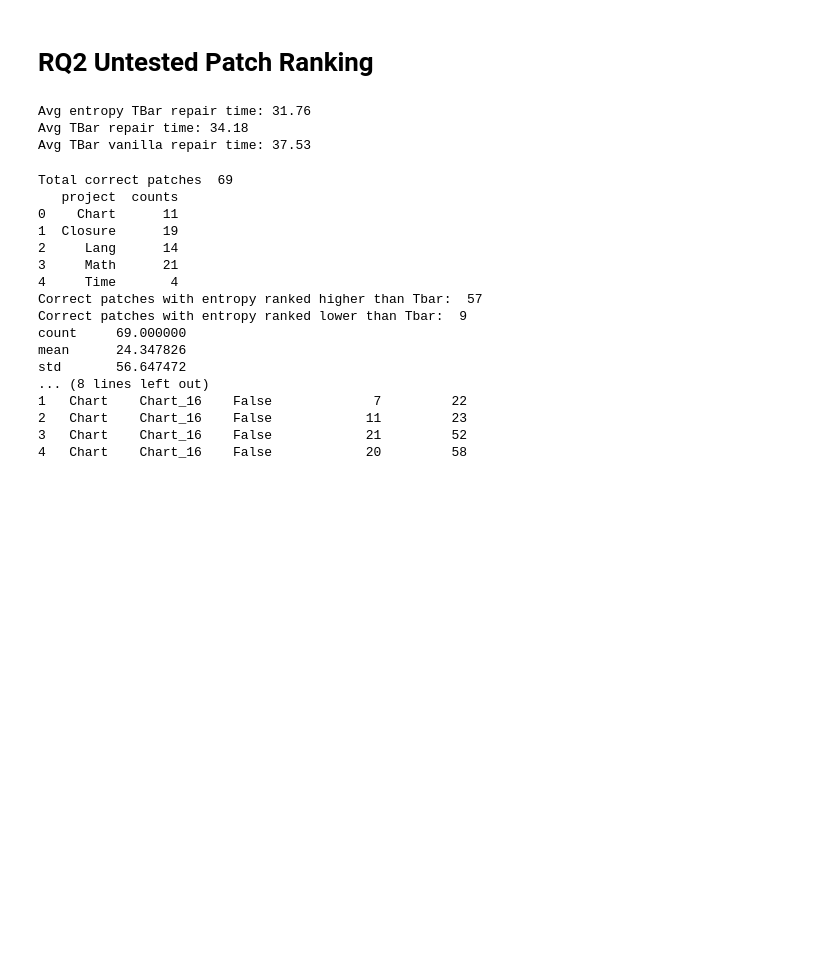
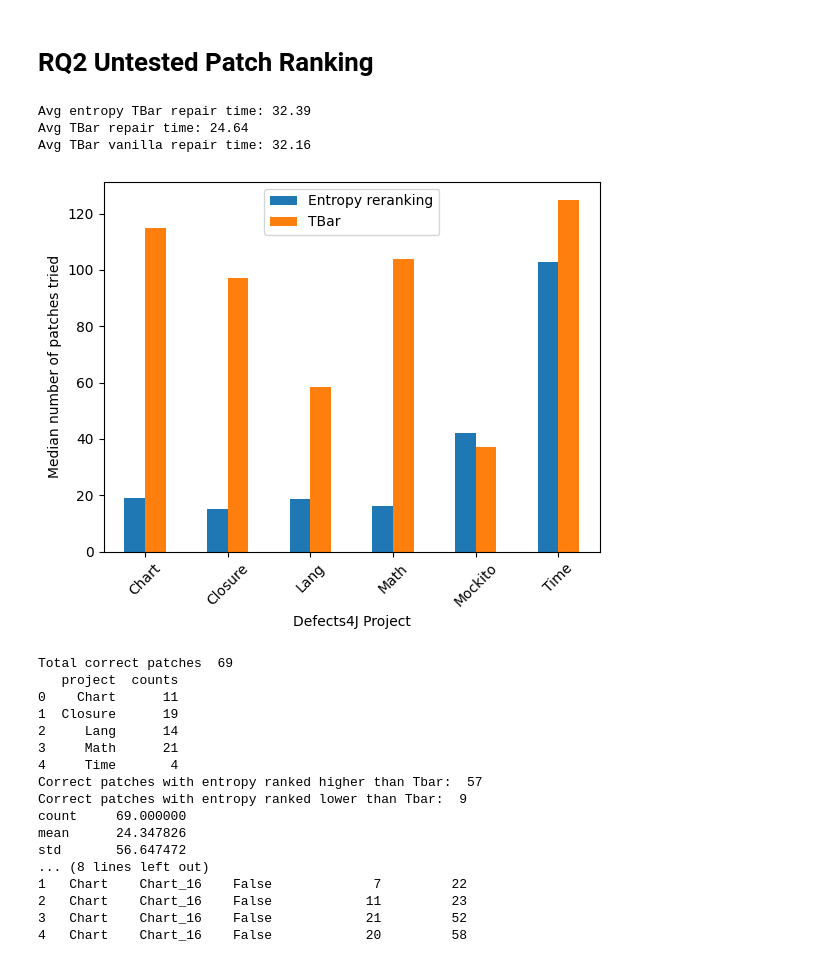
Before and after one commit to squaresLab/entropy-apr-replication, a Jupyter notebook: analysis_notebooks/patch_analysis.ipynb, the cells around one changed output. Cells and saved outputs as stored; diff of their text form; code cells hidden in the pictures; blank space fills up the shorter version.

Commit message:
Add patch counter

```diff
--- a/analysis_notebooks/patch_analysis.ipynb
+++ b/analysis_notebooks/patch_analysis.ipynb
@@ -36,33 +36,53 @@ df["entropy_rank"] = df.groupby(["project", "bug_id"])["entropy_delta"].rank(
     ascending=False
 ).astype(int)
 # %%
+import matplotlib.pyplot as plt
+import numpy as np
 # read csv
 df_entropy = pd.read_csv('../patches/time_entropy_testcache.csv')
 df_tbar = pd.read_csv('../patches/time_tbar_testcache.csv')
 df_tbar_vanilla = pd.read_csv('../patches/time_tbar_vanilla.csv')
 
 
 # give column names
-df_entropy.columns = ['bug_id', 'repair_time']
-df_tbar.columns = ['bug_id', 'repair_time']
-df_tbar_vanilla.columns = ['bug_id', 'repair_time']
+df_entropy.columns = ['bug_id', 'repair_time_entropy', 'tried_patch_entropy']
+df_tbar.columns = ['bug_id', 'repair_time_testcache', 'tried_patch_testcache']
+df_tbar_vanilla.columns = ['bug_id', 'repair_time_vanilla', 'tried_patch_vanilla']
 
-mean_entropy_repair_time = df_entropy['repair_time'].mean()
-mean_tbar_repair_time = df_tbar['repair_time'].mean()
-mean_tbar_vanilla_repair_time = df_tbar_vanilla['repair_time'].mean()
+# merge all df by bug_id and keep column name
+df_merged = pd.merge(df_entropy, df_tbar, on='bug_id')
+df_merged = pd.merge(df_merged, df_tbar_vanilla, on='bug_id')
 
-# round to 2 decimal places
+# convert to string
+df_merged['bug_id'] = df_merged['bug_id'].astype(str)
+
+df_merged['Defects4J Project'] = df_merged.bug_id.apply(lambda x: x.split('_')[0])
+
+# remove bug_id column
+df_merged = df_merged.drop('bug_id', axis=1)
+
+df_grouped = df_merged.groupby('Defects4J Project').median()
+ax = df_grouped.plot(y=["tried_patch_entropy", "tried_patch_vanilla"], kind="bar")
+ax.set_xticklabels(df_grouped.index, rotation=45)
+ax.set_ylabel('Median number of patches tried')
+# change the legend names
+ax.legend(["Entropy reranking", "TBar"])
+
+mean_entropy_repair_time = df_entropy['repair_time_entropy'].mean()
+mean_tbar_repair_time = df_tbar['repair_time_testcache'].mean()
+mean_tbar_vanilla_repair_time = df_tbar_vanilla['repair_time_vanilla'].mean()
 mean_entropy_repair_time = round(mean_entropy_repair_time, 2)
 mean_tbar_repair_time = round(mean_tbar_repair_time, 2)
 mean_tbar_vanilla_repair_time = round(mean_tbar_vanilla_repair_time, 2)
 
 print(f"Avg entropy TBar repair time: {mean_entropy_repair_time}")
 print(f"Avg TBar repair time: {mean_tbar_repair_time}")
 print(f"Avg TBar vanilla repair time: {mean_tbar_vanilla_repair_time}")
 # %% [output]
-Avg entropy TBar repair time: 31.76
-Avg TBar repair time: 34.18
-Avg TBar vanilla repair time: 37.53
+Avg entropy TBar repair time: 32.39
+Avg TBar repair time: 24.64
+Avg TBar vanilla repair time: 32.16
+[figure, added]
 # %%
 sorteddf = df[['project_bug', 'entropy_rank', 'tbar_rank']]
 sorteddf = sorteddf.rename(columns={'tbar_rank': 'patch_id'})
```
Also changed, not shown: 5 other files.
